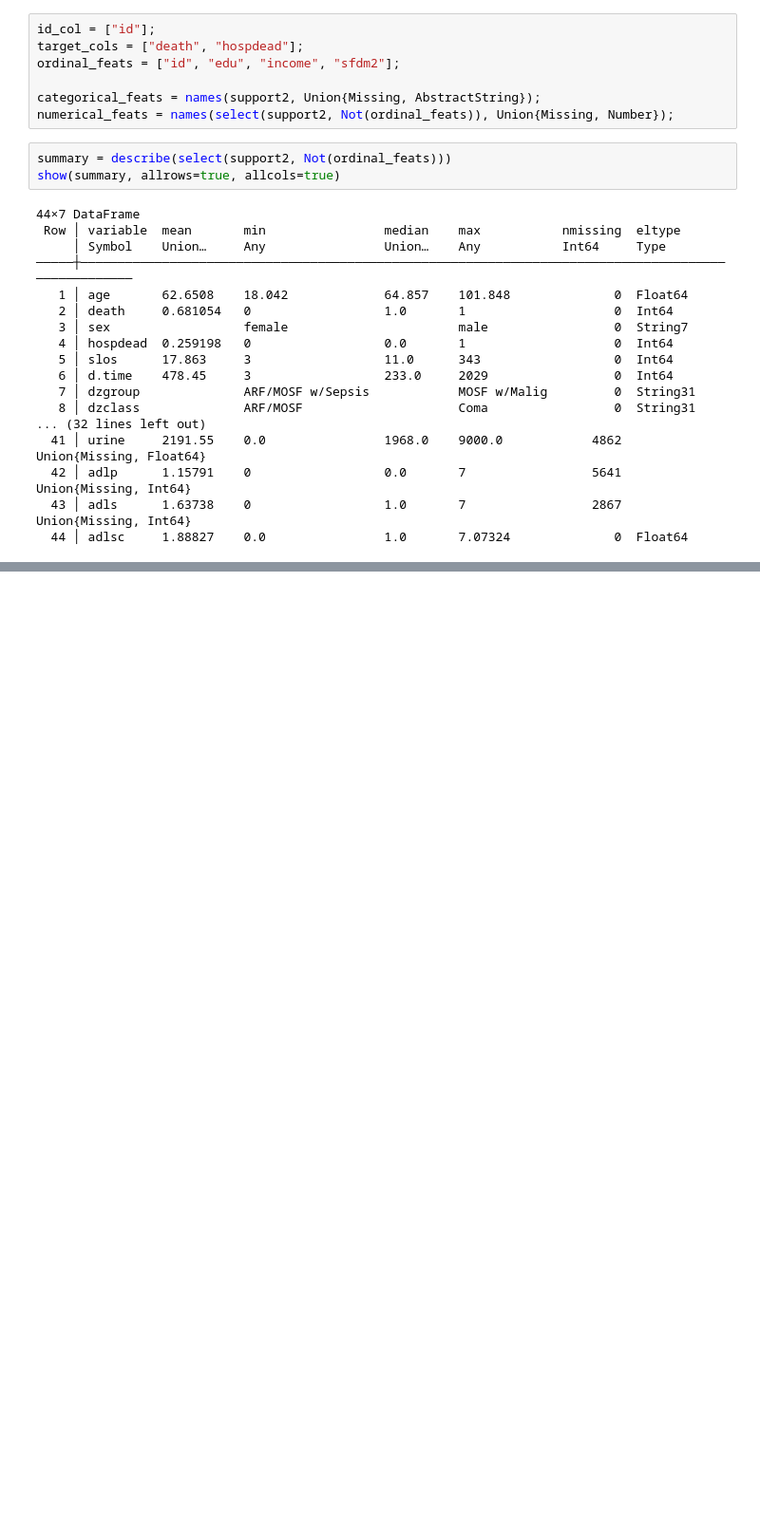
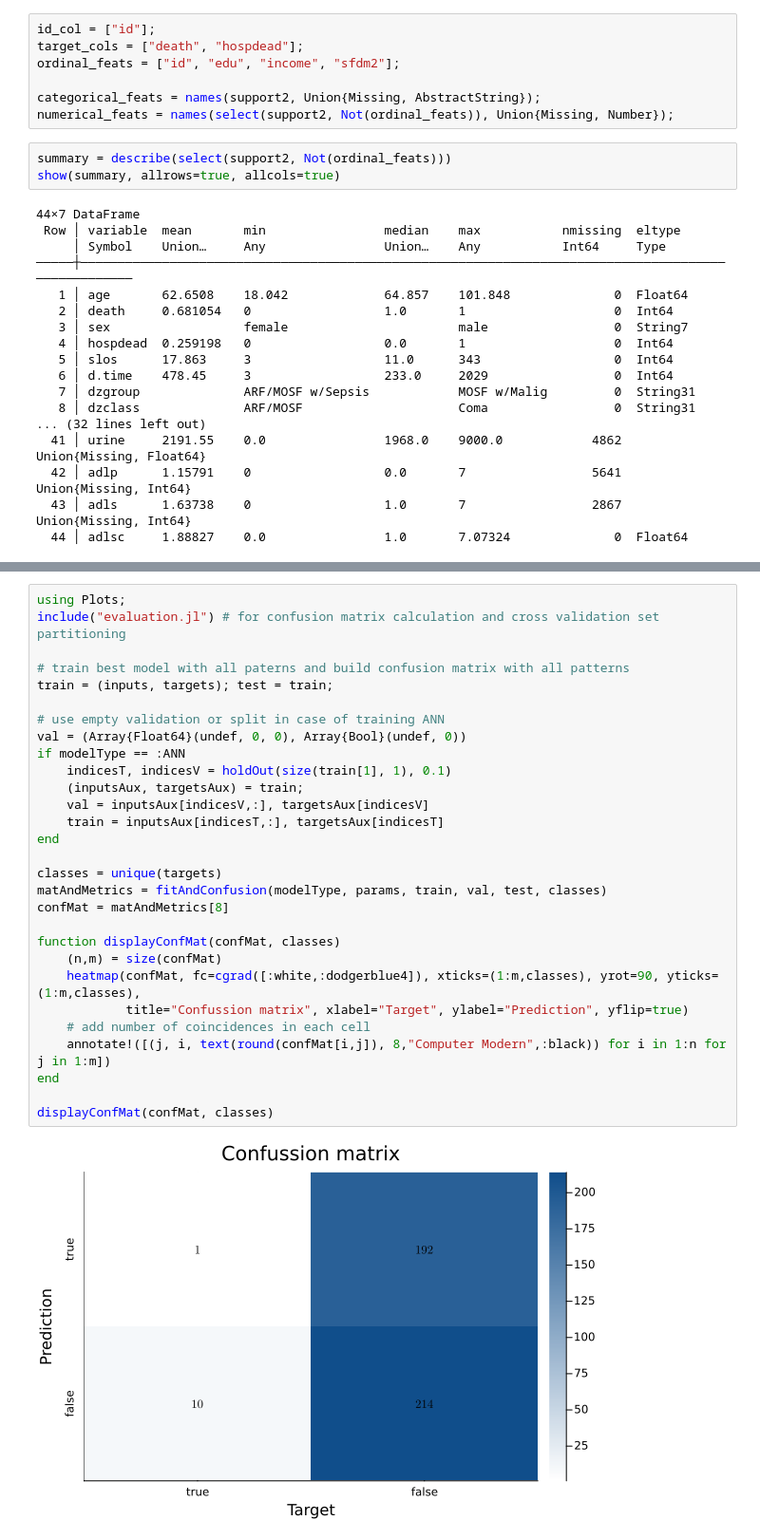
Before and after one commit to blasaraujo14/projectA_ML1, a Jupyter notebook: projectA.ipynb, the cells around one changed output, grey strips where cells are left out. Shown at 95% size. Saved outputs shown, nothing was run; the diff lists cells and outputs as text; blank space fills up the shorter version.

Commit message:
Entrenamiento de modelos y ensembles

```diff
--- a/projectA.ipynb
+++ b/projectA.ipynb
@@ -42,0 +304,31 @@ show(summary, allrows=true, allcols=true)
+# %%
+using Plots;
+include("evaluation.jl") # for confusion matrix calculation and cross validation set partitioning
+
+# train best model with all paterns and build confusion matrix with all patterns
+train = (inputs, targets); test = train;
+
+# use empty validation or split in case of training ANN
+val = (Array{Float64}(undef, 0, 0), Array{Bool}(undef, 0))
+if modelType == :ANN
+    indicesT, indicesV = holdOut(size(train[1], 1), 0.1)
+    (inputsAux, targetsAux) = train;
+    val = inputsAux[indicesV,:], targetsAux[indicesV]
+    train = inputsAux[indicesT,:], targetsAux[indicesT]
+end
+
+classes = unique(targets)
+matAndMetrics = fitAndConfusion(modelType, params, train, val, test, classes)
+confMat = matAndMetrics[8]
+
+function displayConfMat(confMat, classes)
+    (n,m) = size(confMat)
+    heatmap(confMat, fc=cgrad([:white,:dodgerblue4]), xticks=(1:m,classes), yrot=90, yticks=(1:m,classes),
+            title="Confussion matrix", xlabel="Target", ylabel="Prediction", yflip=true)
+    # add number of coincidences in each cell
+    annotate!([(j, i, text(round(confMat[i,j]), 8,"Computer Modern",:black)) for i in 1:n for j in 1:m])
+end
+
+displayConfMat(confMat, classes)
+# %% [output]
+[figure, added]
```
Also changed, not shown: parts of 5 cells of this notebook, 6 other files.
